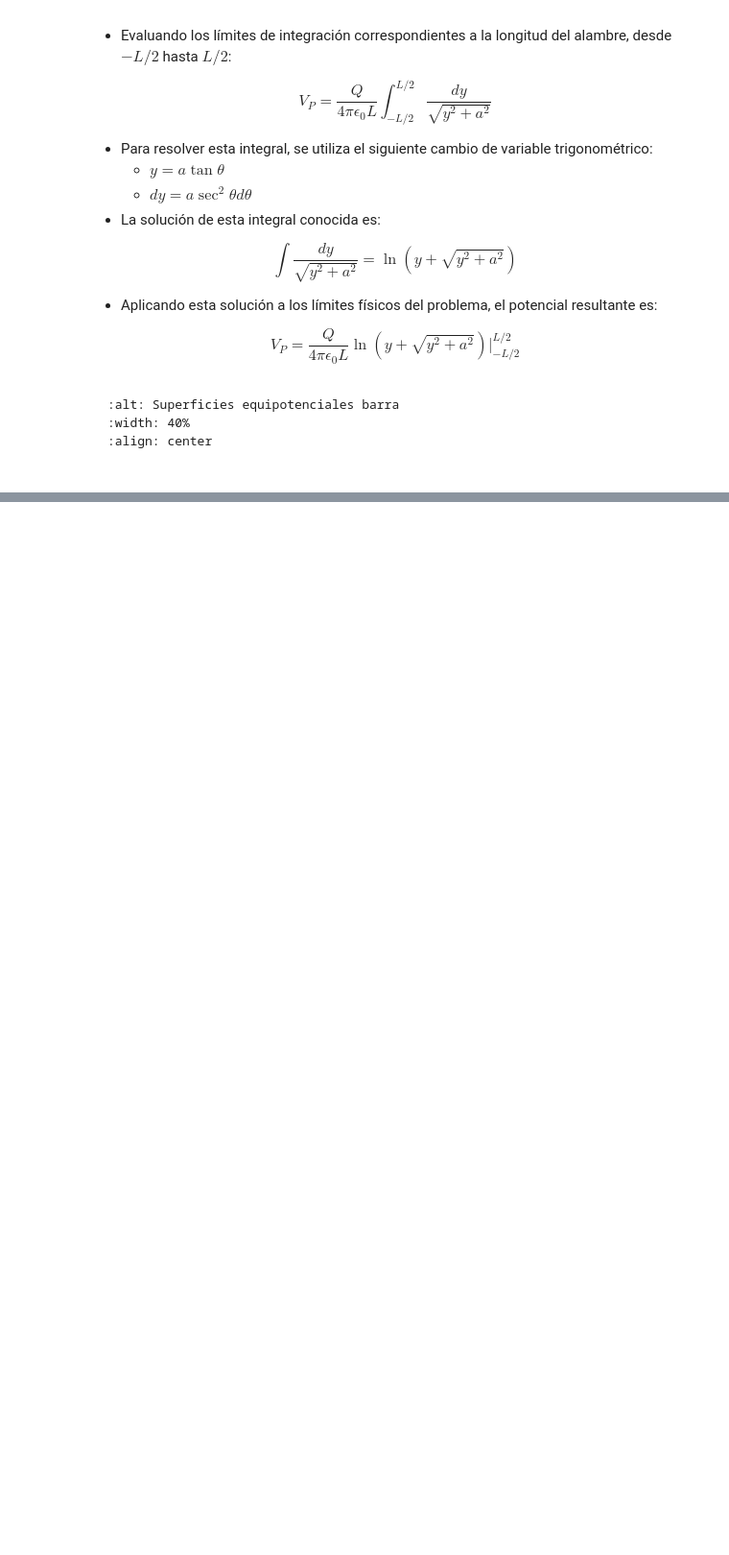
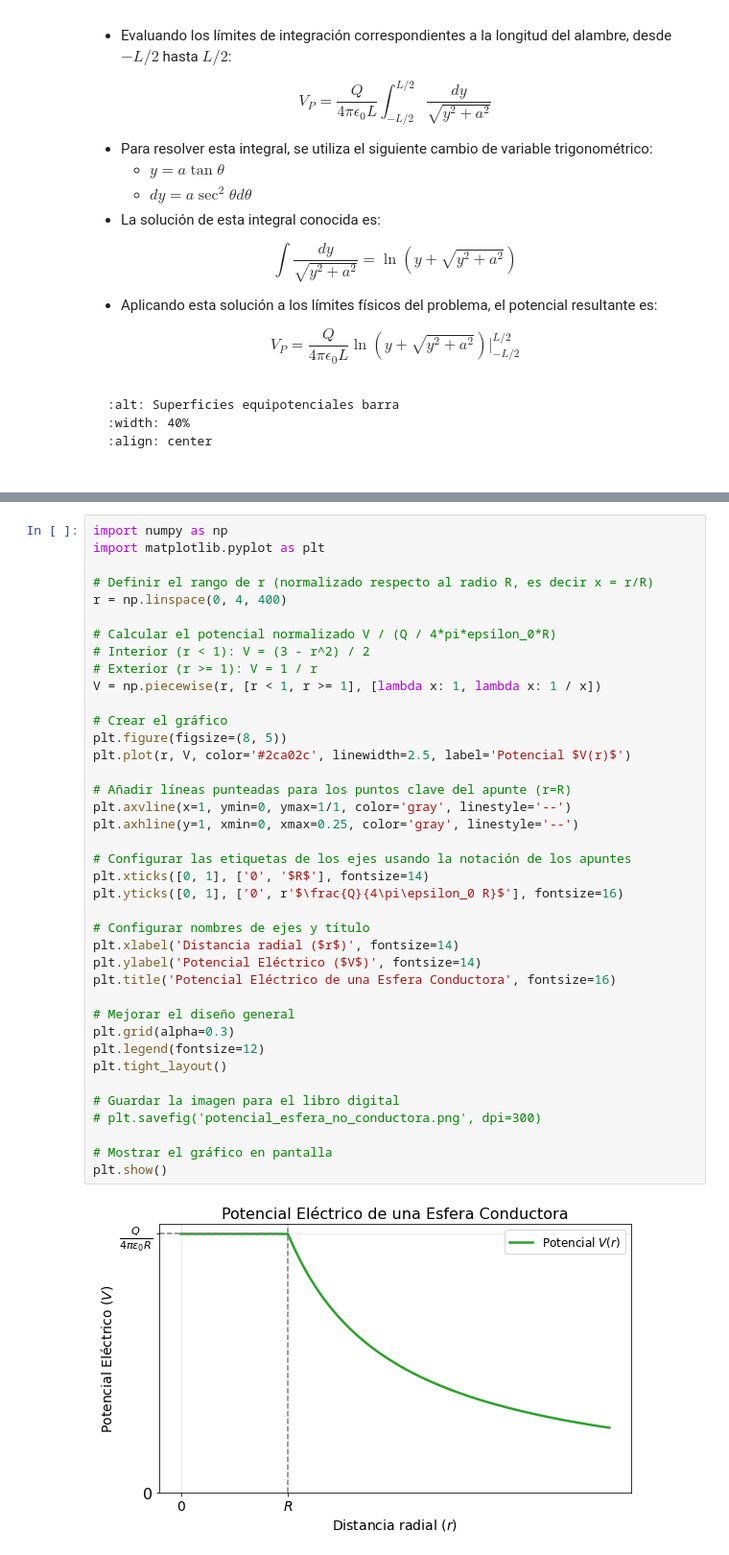
Before and after one commit to jmpintog1/electro, a Jupyter notebook: 03_02_calculo.ipynb, the cells around one changed output, grey strips where cells are left out. Shown at 96% size. Saved outputs shown, nothing was run; the diff lists cells and outputs as text; blank space fills up the shorter version.

```diff
--- a/03_02_calculo.ipynb
+++ b/03_02_calculo.ipynb
@@ -104,0 +183,41 @@ $$V_{P}=\frac{Q}{4\pi\epsilon_{0}L}\ln\left(y+\sqrt{y^{2}+a^{2}}\right)\Bigg|_{-
+# %%
+import numpy as np
+import matplotlib.pyplot as plt
+
+# Definir el rango de r (normalizado respecto al radio R, es decir x = r/R)
+r = np.linspace(0, 4, 400)
+
+# Calcular el potencial normalizado V / (Q / 4*pi*epsilon_0*R)
+# Interior (r < 1): V = (3 - r^2) / 2
+# Exterior (r >= 1): V = 1 / r
+V = np.piecewise(r, [r < 1, r >= 1], [lambda x: 1, lambda x: 1 / x])
+
+# Crear el gráfico
+plt.figure(figsize=(8, 5))
+plt.plot(r, V, color='#2ca02c', linewidth=2.5, label='Potencial $V(r)$')
+
+# Añadir líneas punteadas para los puntos clave del apunte (r=R)
+plt.axvline(x=1, ymin=0, ymax=1/1, color='gray', linestyle='--')
+plt.axhline(y=1, xmin=0, xmax=0.25, color='gray', linestyle='--')
+
+# Configurar las etiquetas de los ejes usando la notación de los apuntes
+plt.xticks([0, 1], ['0', '$R$'], fontsize=14)
+plt.yticks([0, 1], ['0', r'$\frac{Q}{4\pi\epsilon_0 R}$'], fontsize=16)
+
+# Configurar nombres de ejes y título
+plt.xlabel('Distancia radial ($r$)', fontsize=14)
+plt.ylabel('Potencial Eléctrico ($V$)', fontsize=14)
+plt.title('Potencial Eléctrico de una Esfera Conductora', fontsize=16)
+
+# Mejorar el diseño general
+plt.grid(alpha=0.3)
+plt.legend(fontsize=12)
+plt.tight_layout()
+
+# Guardar la imagen para el libro digital
+# plt.savefig('potencial_esfera_no_conductora.png', dpi=300)
+
+# Mostrar el gráfico en pantalla
+plt.show()
+# %% [output]
+[figure, added]
```
Also changed, not shown: parts of 4 cells of this notebook, 22 other files.
